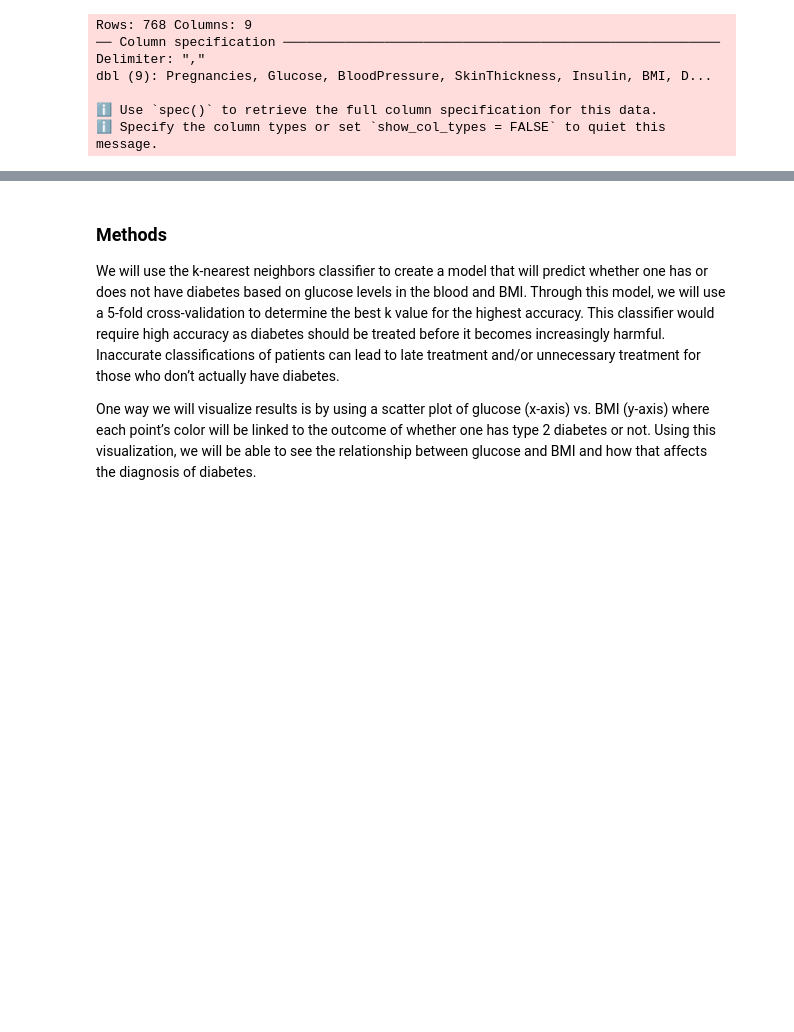
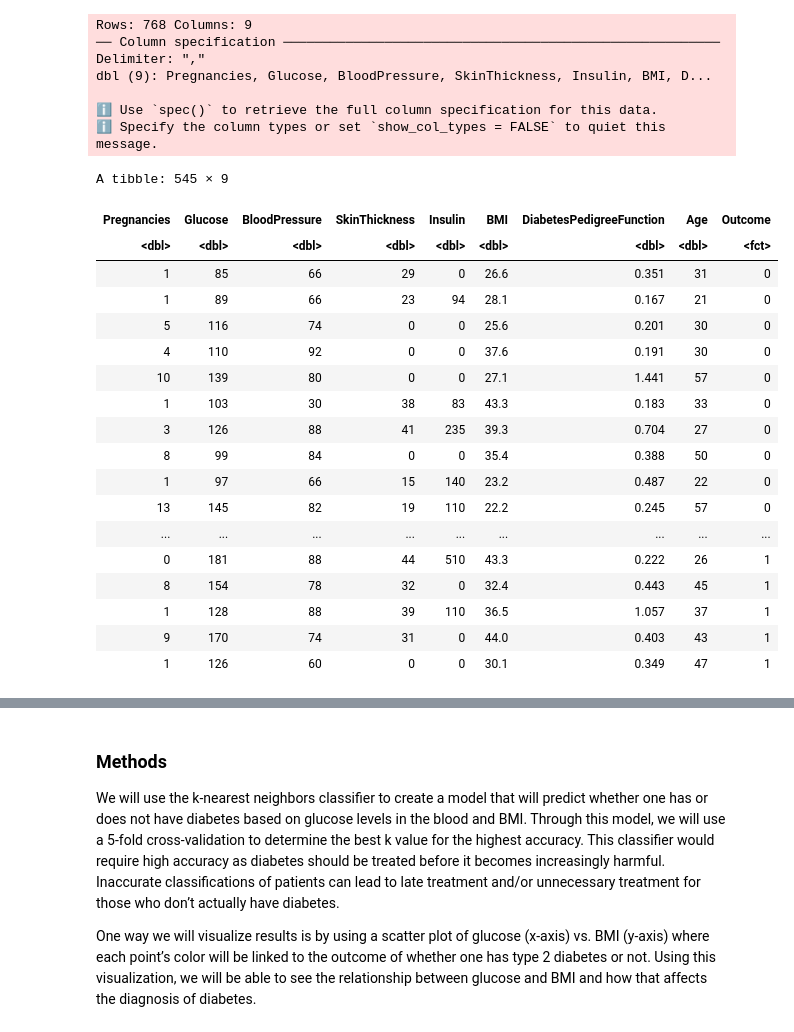
Before and after one commit to kzhang1223/dsci-100-2023s1-group-55, a Jupyter notebook: group_project_proposal_group_55.ipynb, the cells around one changed output, grey strips where cells are left out. Drawn from its saved outputs; the diff is of its cells as text; code cells hidden in the pictures; blank space fills up the shorter version.

```diff
--- a/group_project_proposal_group_55.ipynb
+++ b/group_project_proposal_group_55.ipynb
@@ -49,11 +49,33 @@ dbl (9): Pregnancies, Glucose, BloodPressure, SkinThickness, Insulin, BMI, D...
 # %%
 # table of data
 diabetes_split <- initial_split( diabetes, prop = 0.75, strata = Outcome)
 diabetes_train <- training(diabetes_split)
 diabetes_test <- testing(diabetes_split)
 
 diabetes_no_zeroes <- diabetes_train |>
-                filter(BloodPressure != 0 | BMI != 0)
+                filter(BloodPressure != 0, BMI != 0)
+
+diabetes_no_zeroes
+# %% [output]
+A tibble: 545 × 9
+| Pregnancies | Glucose | BloodPressure | SkinThickness | Insulin | BMI | DiabetesPedigreeFunction | Age | Outcome |
+| <dbl> | <dbl> | <dbl> | <dbl> | <dbl> | <dbl> | <dbl> | <dbl> | <fct> |
+| 1 | 85 | 66 | 29 | 0 | 26.6 | 0.351 | 31 | 0 |
+| 1 | 89 | 66 | 23 | 94 | 28.1 | 0.167 | 21 | 0 |
+| 5 | 116 | 74 | 0 | 0 | 25.6 | 0.201 | 30 | 0 |
+| 4 | 110 | 92 | 0 | 0 | 37.6 | 0.191 | 30 | 0 |
+| 10 | 139 | 80 | 0 | 0 | 27.1 | 1.441 | 57 | 0 |
+| 1 | 103 | 30 | 38 | 83 | 43.3 | 0.183 | 33 | 0 |
+| 3 | 126 | 88 | 41 | 235 | 39.3 | 0.704 | 27 | 0 |
+| 8 | 99 | 84 | 0 | 0 | 35.4 | 0.388 | 50 | 0 |
+| 1 | 97 | 66 | 15 | 140 | 23.2 | 0.487 | 22 | 0 |
+| 13 | 145 | 82 | 19 | 110 | 22.2 | 0.245 | 57 | 0 |
+| ... | ... | ... | ... | ... | ... | ... | ... | ... |
+| 0 | 181 | 88 | 44 | 510 | 43.3 | 0.222 | 26 | 1 |
+| 8 | 154 | 78 | 32 | 0 | 32.4 | 0.443 | 45 | 1 |
+| 1 | 128 | 88 | 39 | 110 | 36.5 | 1.057 | 37 | 1 |
+| 9 | 170 | 74 | 31 | 0 | 44.0 | 0.403 | 43 | 1 |
+| 1 | 126 | 60 | 0 | 0 | 30.1 | 0.349 | 47 | 1 |
 # %%
 
 #Missing row count
```
Also changed, not shown: parts of 3 cells of this notebook.
